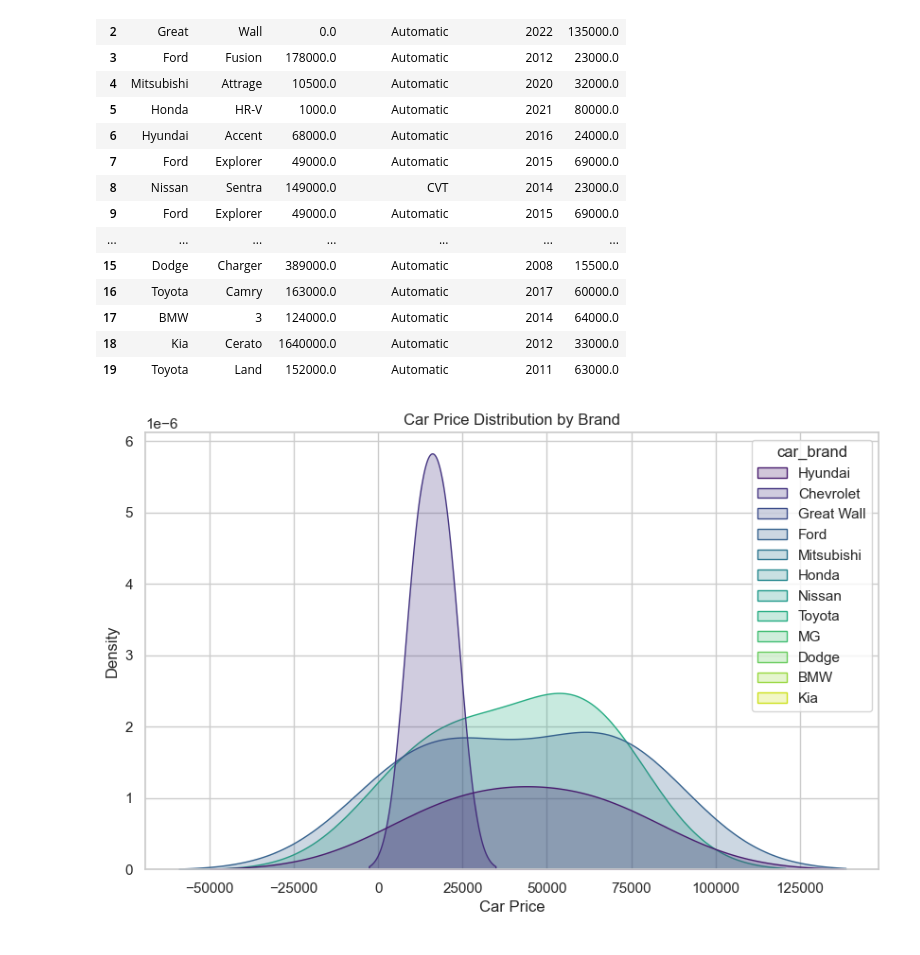
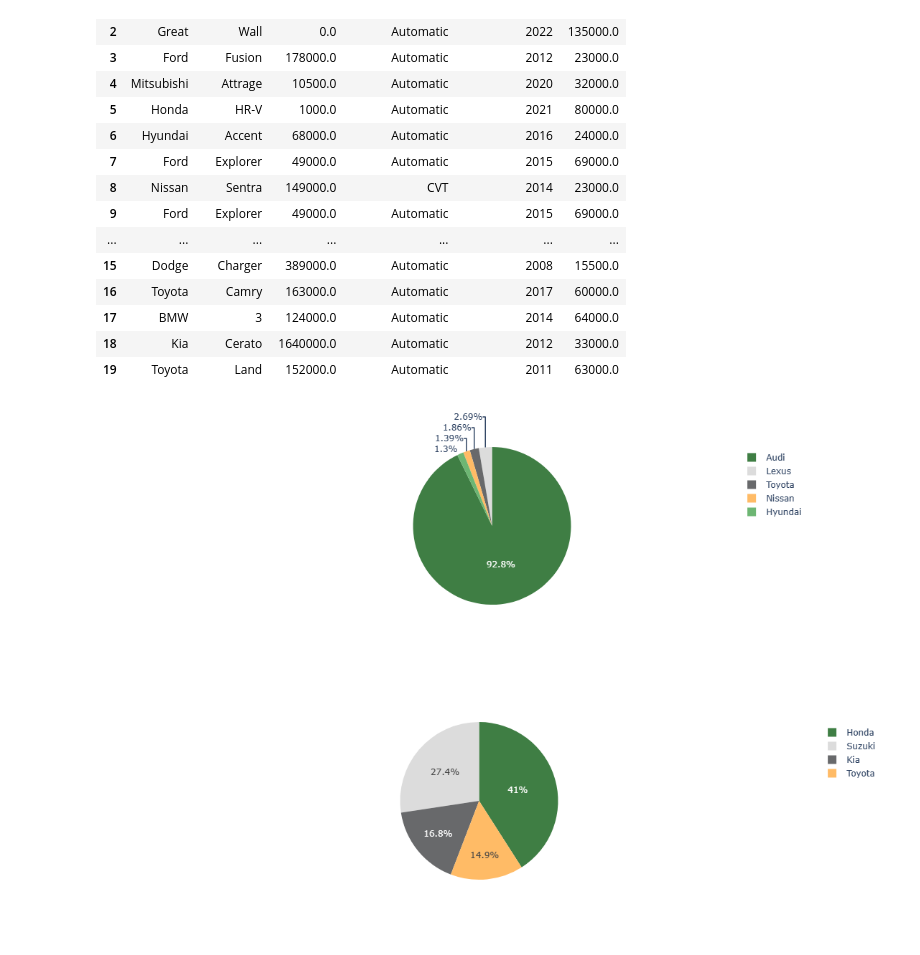
Before and after one commit to Nada-x/Public-Transportation, a Jupyter notebook: team2.ipynb, the cells around one changed output. Cells and saved outputs as stored; diff of their text form; code cells hidden in the pictures.

```diff
--- a/team2.ipynb
+++ b/team2.ipynb
@@ -184,28 +74,16 @@ df1.head(20)
 | 17 | BMW | 3 | 124000.0 | Automatic | 2014 | 64000.0 |
 | 18 | Kia | Cerato | 1640000.0 | Automatic | 2012 | 33000.0 |
 | 19 | Toyota | Land | 152000.0 | Automatic | 2011 | 63000.0 |
-# %%
-
-
-data = {
-    'car_brand': ['Hyundai', 'Chevrolet', 'Great Wall', 'Ford', 'Mitsubishi', 'Honda', 'Hyundai', 'Ford', 'Nissan', 'Ford', 'Toyota', 'Ford', 'MG', 'Toyota', 'Chevrolet', 'Dodge', 'Toyota', 'BMW', 'Kia', 'Toyota'],
-    'car_model': ['Tucson', 'Trailblazer', 'Unknown', 'Fusion', 'Attrage', 'HR-V', 'Accent', 'Explorer', 'Sentra', 'Explorer', 'Yaris', 'Focus', '3', 'Camry', 'Cruze', 'Charger', 'Camry', '3', 'Cerato', 'Land'],
-    'car_driven': [83491.0, 222000.0, 0.0, 178000.0, 10500.0, 1000.0, 68000.0, 49000.0, 149000.0, 49000.0, 118000.0, 280000.0, 325889.0, 410000.0, 200000.0, 389000.0, 163000.0, 124000.0, 1640000.0, 152000.0],
-    'car_transmission': ['Automatic', 'Automatic', 'Automatic', 'Automatic', 'Automatic', 'Automatic', 'Automatic', 'Automatic', 'CVT', 'Automatic', 'Automatic', 'Automatic', 'Automatic', 'Automatic', 'Manual', 'Automatic', 'Automatic', 'Automatic', 'Automatic', 'Automatic'],
-    'car_model_year': [2018, 2009, 2022, 2012, 2020, 2021, 2016, 2015, 2014, 2015, 2017, 2010, 2008, 2006, 2010, 2008, 2017, 2014, 2012, 2011],
-    'car_price': [64000.0, 20000.0, 135000.0, 23000.0, 32000.0, 80000.0, 24000.0, 69000.0, 23000.0, 69000.0, 30000.0, 10500.0, 13000.0, 10000.0, 12000.0, 15500.0, 60000.0, 64000.0, 33000.0, 63000.0]
-}
-
-df = pd.DataFrame(data)
-
-plt.figure(figsize=(10, 6))
-sns.set(style="whitegrid")
-sns.kdeplot(data=df, x='car_price', hue='car_brand', fill=True, palette='viridis')
-
-plt.xlabel('Car Price')
-plt.ylabel('Density')
-plt.title('Car Price Distribution by Brand')
-
-plt.show()
-# %% [output]
-[figure, removed]
+# %%
+colors = ['rgb(63,126,68)','rgb(220, 220, 220)',  'rgb(104, 105, 107)', 'rgb(255, 187, 102)']
+top = df1.sort_values('car_driven', ascending=False)
+top=top.head()
+top_p = df1.sort_values('car_price', ascending=False)
+top_p=top_p.head()
+figg = px.pie(top, values=top["car_driven"], names=top["car_brand"],color_discrete_sequence=colors)
+figg1 = px.pie(top_p, values=top_p["car_price"], names=top_p["car_brand"],color_discrete_sequence=colors)
+figg1.show()
+figg.show()
+# %% [output]
+[figure, added]
+[figure, added]
```
Also changed, not shown: parts of 14 cells of this notebook, 1 other file.
